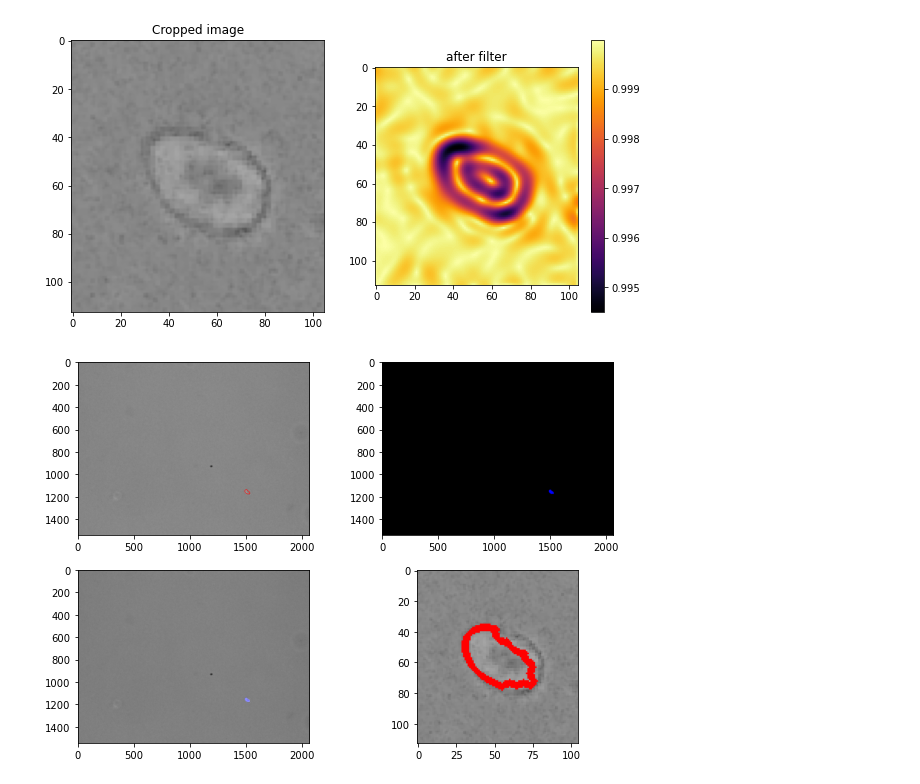
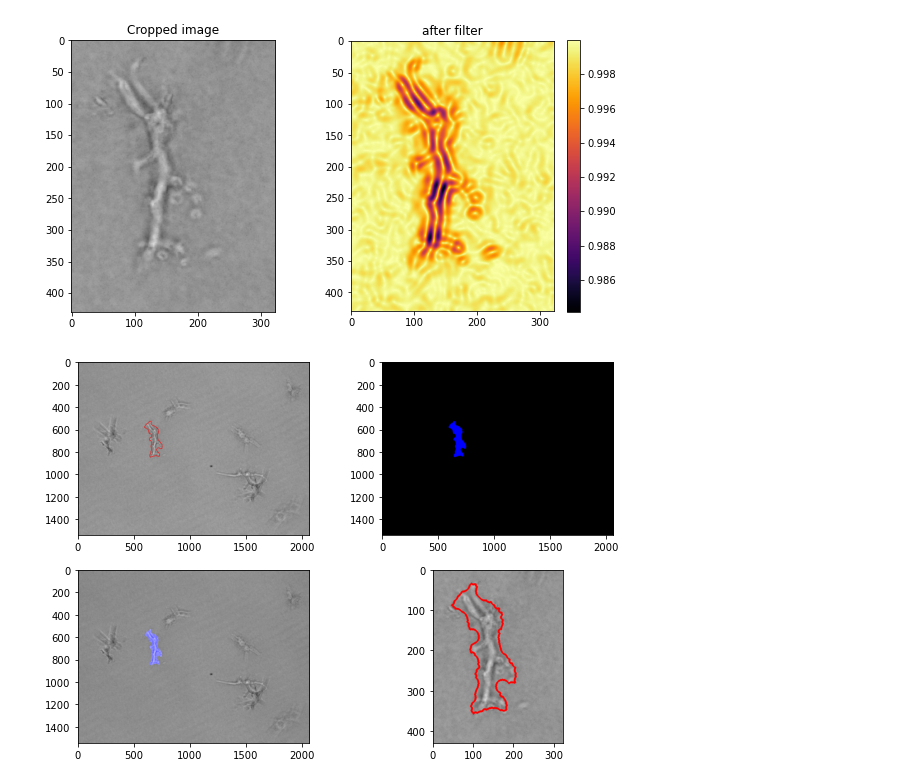
Before and after one commit to ArttuD/InstruProject, a Jupyter notebook: incubationSeries/cleanSegment.ipynb, the cells around one changed output. Saved outputs shown, nothing was run; the diff lists cells and outputs as text; code cells hidden in the pictures.

```diff
--- a/incubationSeries/cleanSegment.ipynb
+++ b/incubationSeries/cleanSegment.ipynb
@@ -177,18 +181,18 @@ print("Total number of images: ", len(figs))
 # %%
 #index of analae 6
-indexImg = 8 #index of image
+indexImg = 81 #index of image
 indexCell = 0
 
 fig_path = figs[indexImg]
 
 currentFrame = cv2.imread(fig_path)
 edges, final_boundaries = faridFilter(currentFrame, filterCoef=5)
 # %% [output]
-[figure, old version]
+[figure, new version]
 # %%
-cutThreshold = 99.725e-2
+cutThreshold = 99.75e-2
 fig, area, perimeter, largest, mask = segmentImg(currentFrame, edges, final_boundaries, cutThreshold, -1)
 # %% [output]
-[figure, old version]
+[figure, new version]
 # %%
 saver(root, fig_path, area, perimeter, final_boundaries, cutThreshold, indexCell, fig, mask, indexImg)
```
Also changed, not shown: parts of 2 cells of this notebook.
